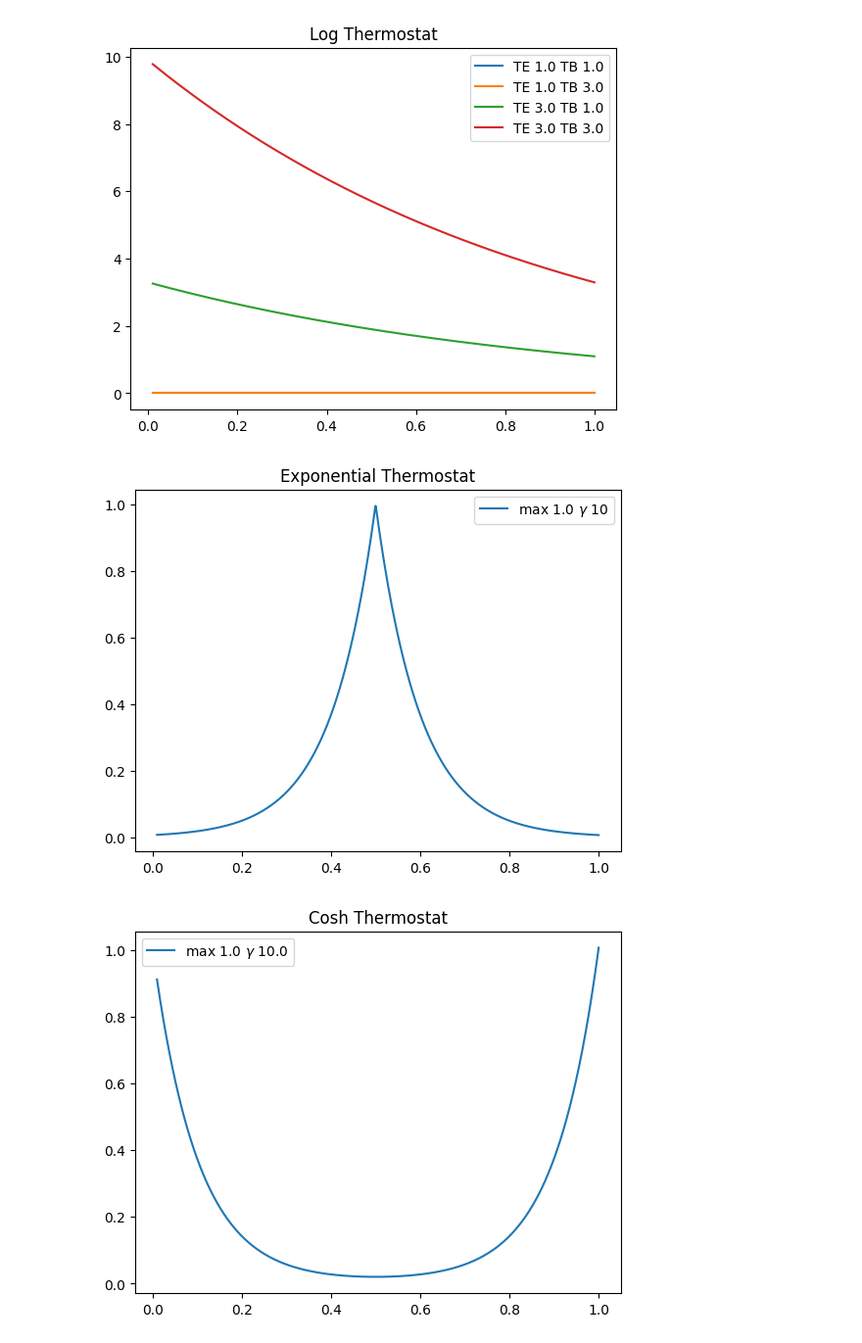
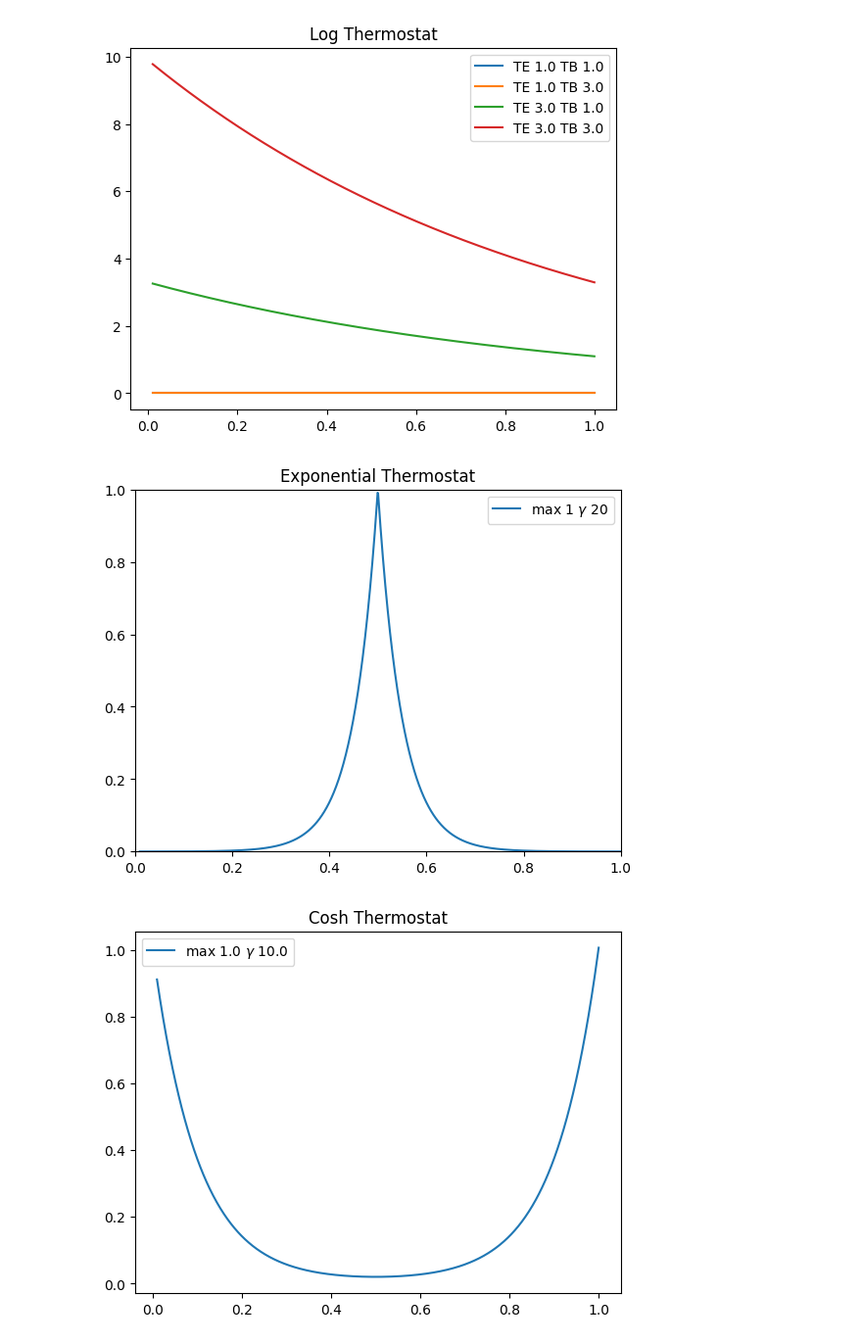
Before and after one commit to cesarali/conditional_rate_matching, a Jupyter notebook: notebooks/Models/CRM/Thermostats.ipynb, the cells around one changed output. Shown at 98% size. Cells and saved outputs as stored; diff of their text form; code cells hidden in the pictures.

```diff
--- a/notebooks/Models/CRM/Thermostats.ipynb
+++ b/notebooks/Models/CRM/Thermostats.ipynb
@@ -58,7 +58,7 @@ from dataclasses import dataclass
 
 @dataclass
 class ExponentialThermostatConfig:
-    name:str="LogThermostat"
+    name:str="ExponentialThermostat"
     max:float = 10.
     gamma:float = 10.
 
@@ -77,19 +77,21 @@ class ExponentialThermostat:
         thermostat = torch.exp(-self.gamma*torch.abs(t-0.5))*self.max
         return thermostat.to(device)
 # %%
-max = 1.
-gamma= 10
+max = 1
+gamma= 20
 exp_config = ExponentialThermostatConfig(max=max,gamma=gamma)
 thermostat = ExponentialThermostat(exp_config)
 values = thermostat(time)
 save_dir = os.path.join(plots_path,"exp_thermostat.png")
 
 plt.title("Exponential Thermostat")
 plt.plot(time,values,label=r"max {0} $\gamma$ {1}".format(max,gamma))
+plt.xlim(0.,1.)
+plt.ylim(0.,max)
 plt.legend(loc="best")
 plt.savefig(save_dir)
 # %% [output]
-[figure, old version]
+[figure, new version]
 # %%
 from dataclasses import dataclass
 
```
Also changed, not shown: parts of 1 cell of this notebook, 5 other files.
